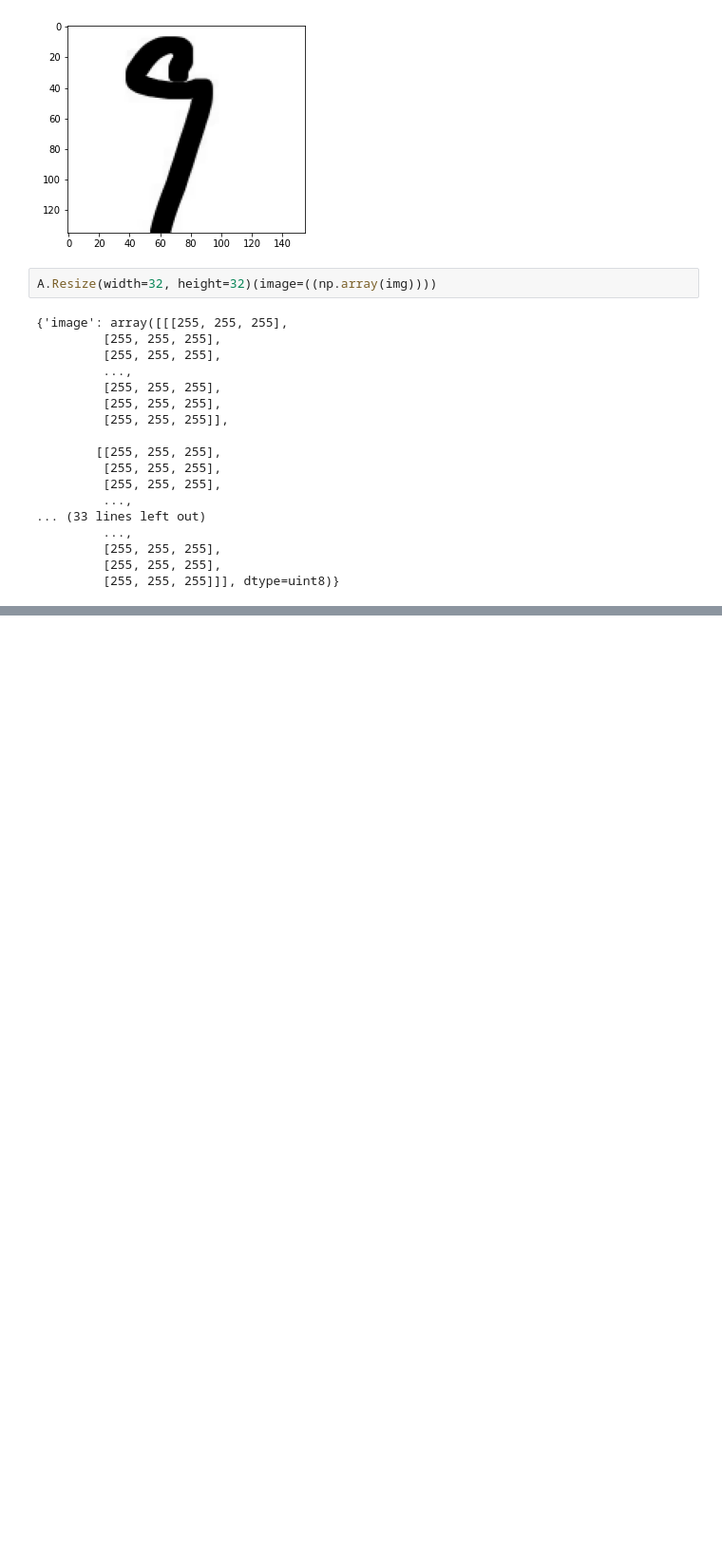
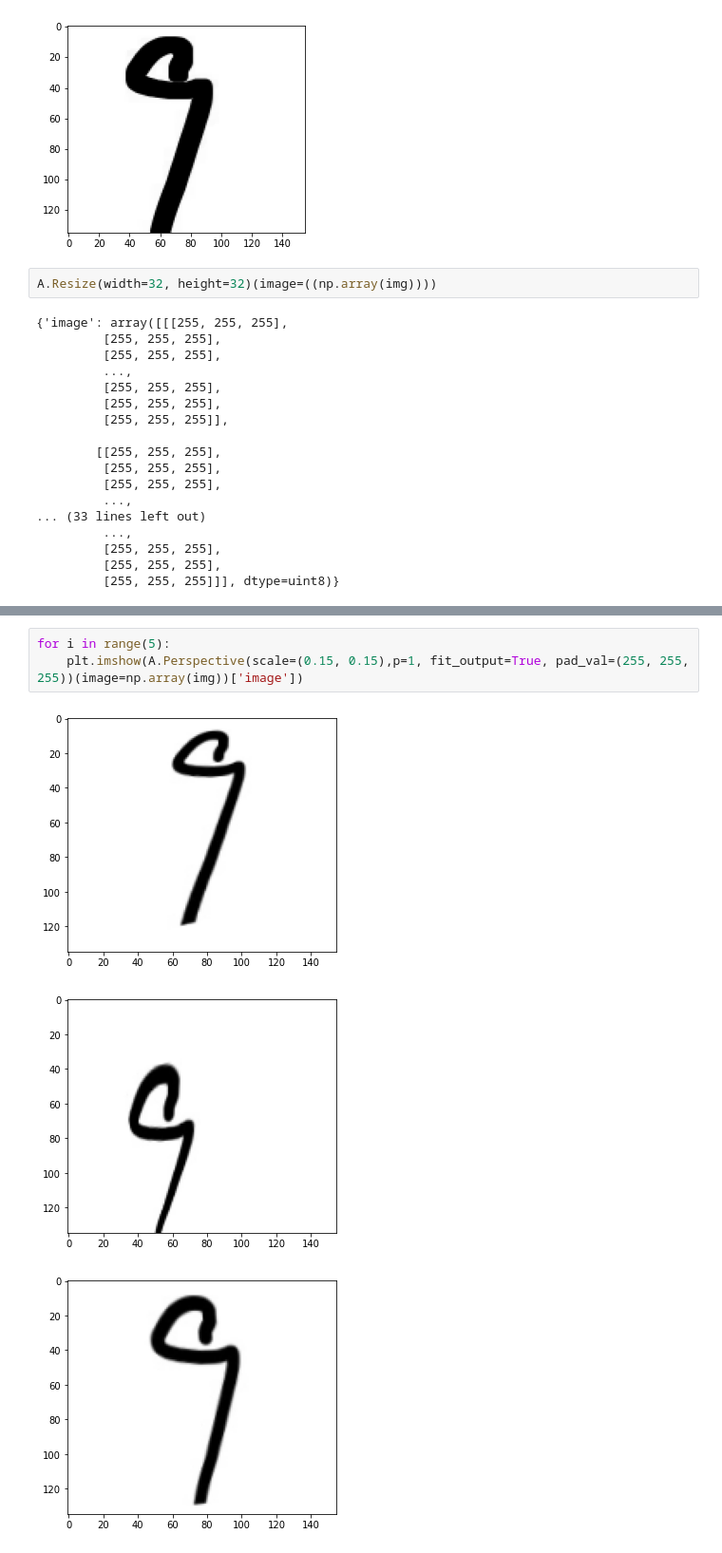
Before and after one commit to shubham-shinde/optical_character_recognition, a Jupyter notebook: notebooks/Symbols Data Augmentations.ipynb, the cells around one changed output, grey strips where cells are left out. Shown: that part at 95% size. Cells and saved outputs as stored; diff of their text form; blank space fills up the shorter version.

```diff
--- a/notebooks/Symbols Data Augmentations.ipynb
+++ b/notebooks/Symbols Data Augmentations.ipynb
@@ -118,0 +136,7 @@ T.RandomPerspective(distortion_scale=0.6, p=1, fill=255)(img).__str
+# %%
+for i in range(5):
+    plt.imshow(A.Perspective(scale=(0.15, 0.15),p=1, fit_output=True, pad_val=(255, 255, 255))(image=np.array(img))['image'])
+# %% [output]
+[figure, added]
+[figure, added]
+[figure, added]
```
Also changed, not shown: parts of 8 cells of this notebook, 8 other files.
